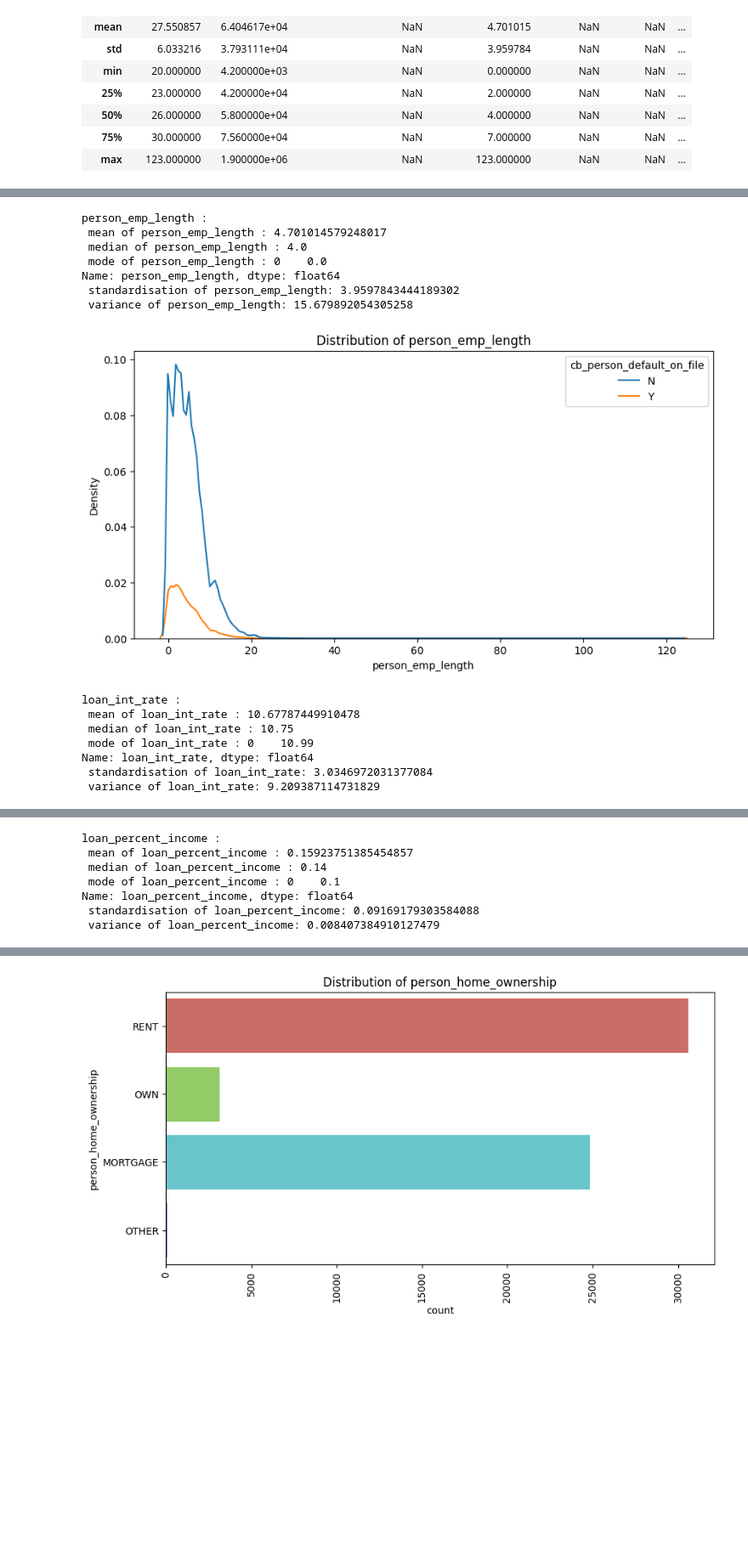
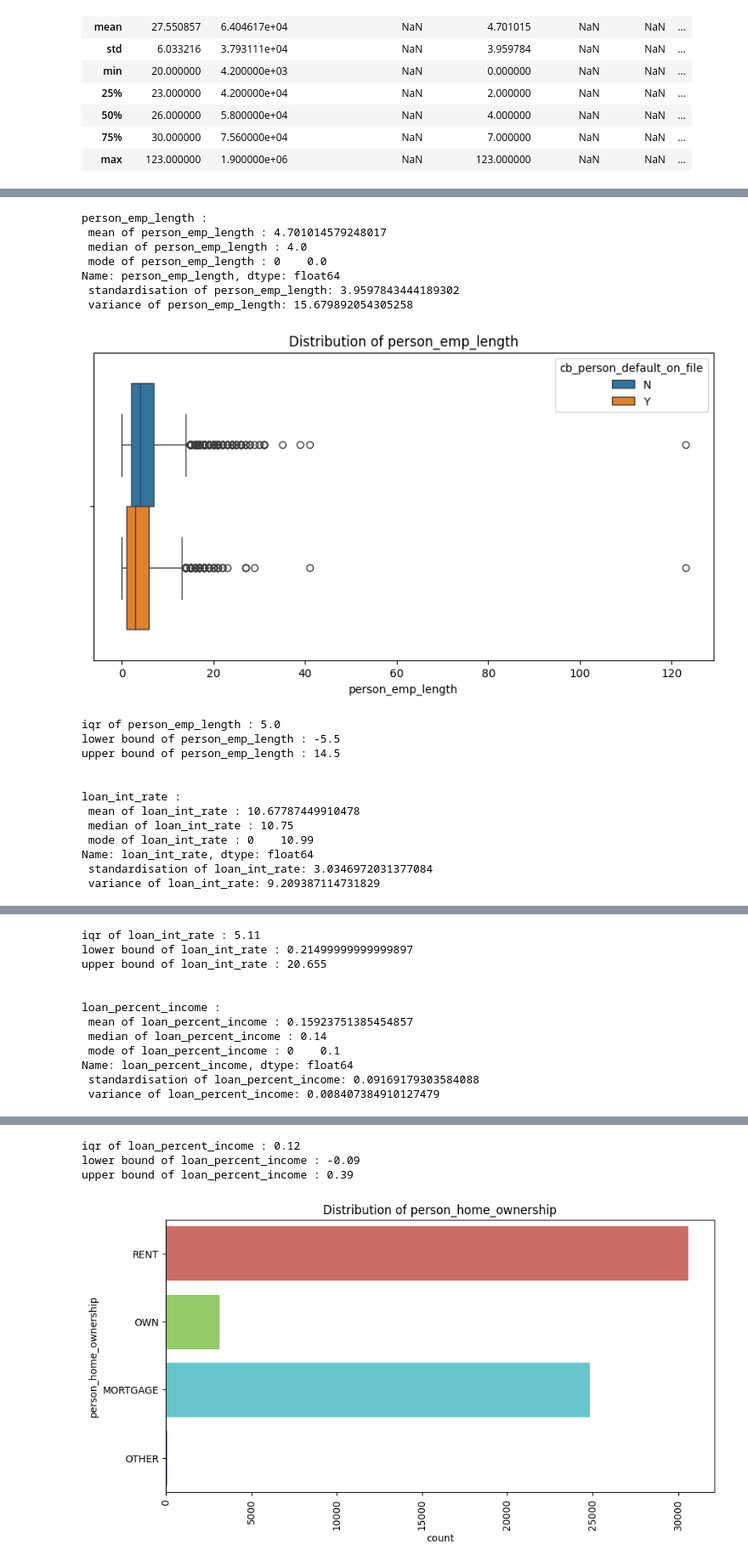
Before and after one commit to ankitg-02/kaggle-competition, a Jupyter notebook: Loan_approval_1.ipynb, the cells around one changed output, grey strips where cells are left out. Shown at 85% size. Saved outputs shown, nothing was run; the diff lists cells and outputs as text; code cells hidden in the pictures; blank space fills up the shorter version.

```diff
--- a/Loan_approval_1.ipynb
+++ b/Loan_approval_1.ipynb
@@ -321,9 +346,17 @@ for i in mod_train_data.columns:
               f"standardisation of {i}:",mod_train_data[i].std(),'\n',
               f"variance of {i}:",mod_train_data[i].var(),'\n')
         plt.figure(figsize=(10,5))
-        sns.kdeplot(data=mod_train_data, x=i, hue='cb_person_default_on_file')
+        sns.boxplot(data=mod_train_data, x=i, hue='cb_person_default_on_file')
         plt.title(f'Distribution of {i}')
         plt.show()
+        q3=mod_train_data[i].quantile(0.75)
+        q1=mod_train_data[i].quantile(0.25)
+        iqr=q3-q1
+        lower_bound=q1-1.5*iqr
+        upper_bound=q3+1.5*iqr
+        print(f"iqr of {i} :",iqr)
+        print(f"lower bound of {i} :",lower_bound)
+        print(f"upper bound of {i} :",upper_bound)
         print('\n')
 # %% [output]
 person_age :
@@ -369,25 +425,38 @@ Name: loan_status, dtype: int64
 # %%
 for i in mod_train_data.columns:
     if mod_train_data[i].dtype=='float':
         print(i,':\n',f"mean of {i} :",mod_train_data[i].mean(),'\n',
               f"median of {i} :",mod_train_data[i].median(),'\n',
               f"mode of {i} :",mod_train_data[i].mode(),'\n',
               f"standardisation of {i}:",mod_train_data[i].std(),'\n',
               f"variance of {i}:",mod_train_data[i].var(),'\n')
         plt.figure(figsize=(10,5))
-        sns.kdeplot(data=mod_train_data, x=i, hue='cb_person_default_on_file')
+        sns.boxplot(data=mod_train_data, x=i, hue='cb_person_default_on_file')
         plt.title(f'Distribution of {i}')
         plt.show()
+        q3=mod_train_data[i].quantile(0.75)
+        q1=mod_train_data[i].quantile(0.25)
+        iqr=q3-q1
+        lower_bound=q1-1.5*iqr
+        upper_bound=q3+1.5*iqr
+        print(f"iqr of {i} :",iqr)
+        print(f"lower bound of {i} :",lower_bound)
+        print(f"upper bound of {i} :",upper_bound)
         print('\n')
 # %% [output]
 person_emp_length :
  mean of person_emp_length : 4.701014579248017
  median of person_emp_length : 4.0
  mode of person_emp_length : 0    0.0
 Name: person_emp_length, dtype: float64
  standardisation of person_emp_length: 3.9597843444189302
  variance of person_emp_length: 15.679892054305258
-[figure, old version]
+[figure, new version]
+iqr of person_emp_length : 5.0
+lower bound of person_emp_length : -5.5
+upper bound of person_emp_length : 14.5
+
+
 loan_int_rate :
  mean of loan_int_rate : 10.67787449910478
  median of loan_int_rate : 10.75
@@ -399,3 +468,8 @@ Name: loan_int_rate, dtype: float64
+iqr of loan_int_rate : 5.11
+lower bound of loan_int_rate : 0.21499999999999897
+upper bound of loan_int_rate : 20.655
+
+
 loan_percent_income :
  mean of loan_percent_income : 0.15923751385454857
  median of loan_percent_income : 0.14
@@ -407,3 +481,6 @@ Name: loan_percent_income, dtype: float64
+iqr of loan_percent_income : 0.12
+lower bound of loan_percent_income : -0.09
+upper bound of loan_percent_income : 0.39
 # %%
 for i in mod_train_data.columns:
     if mod_train_data[i].dtype=='object':
```
Also changed, not shown: parts of 8 cells of this notebook.
